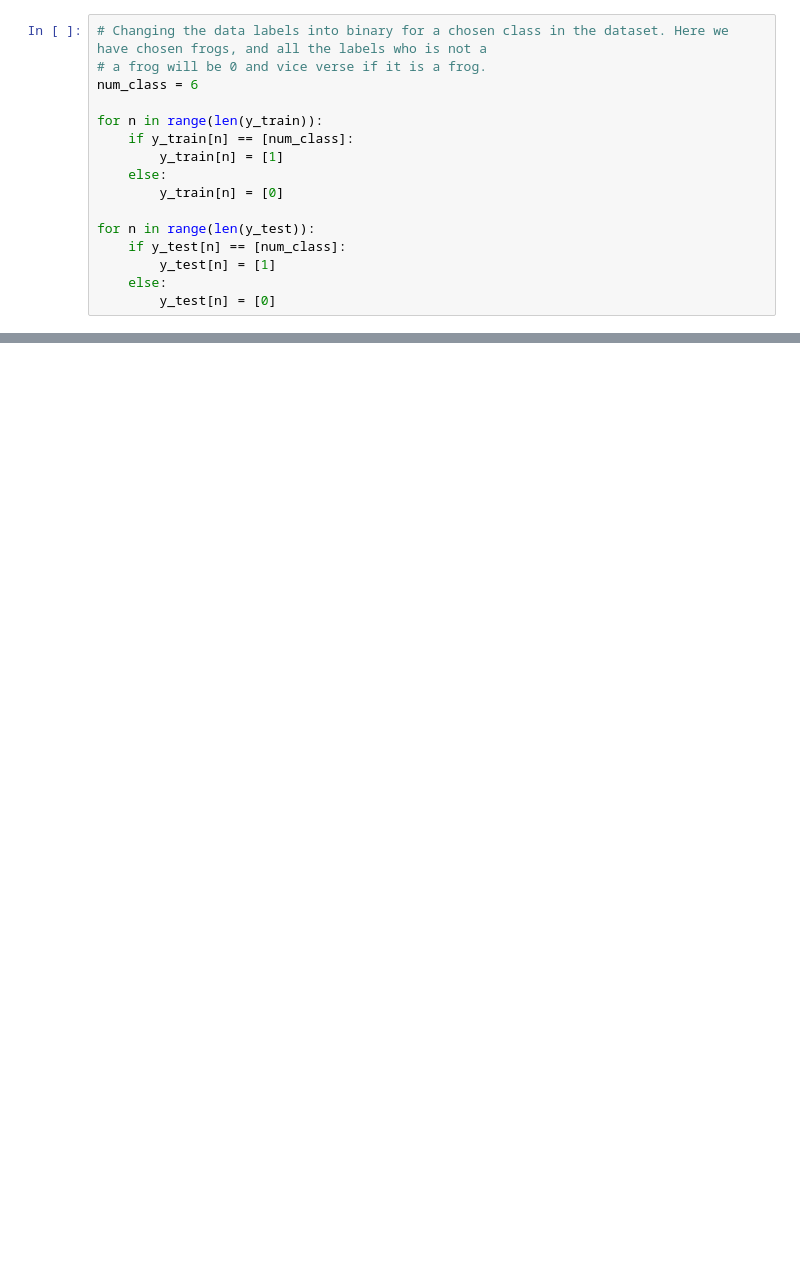
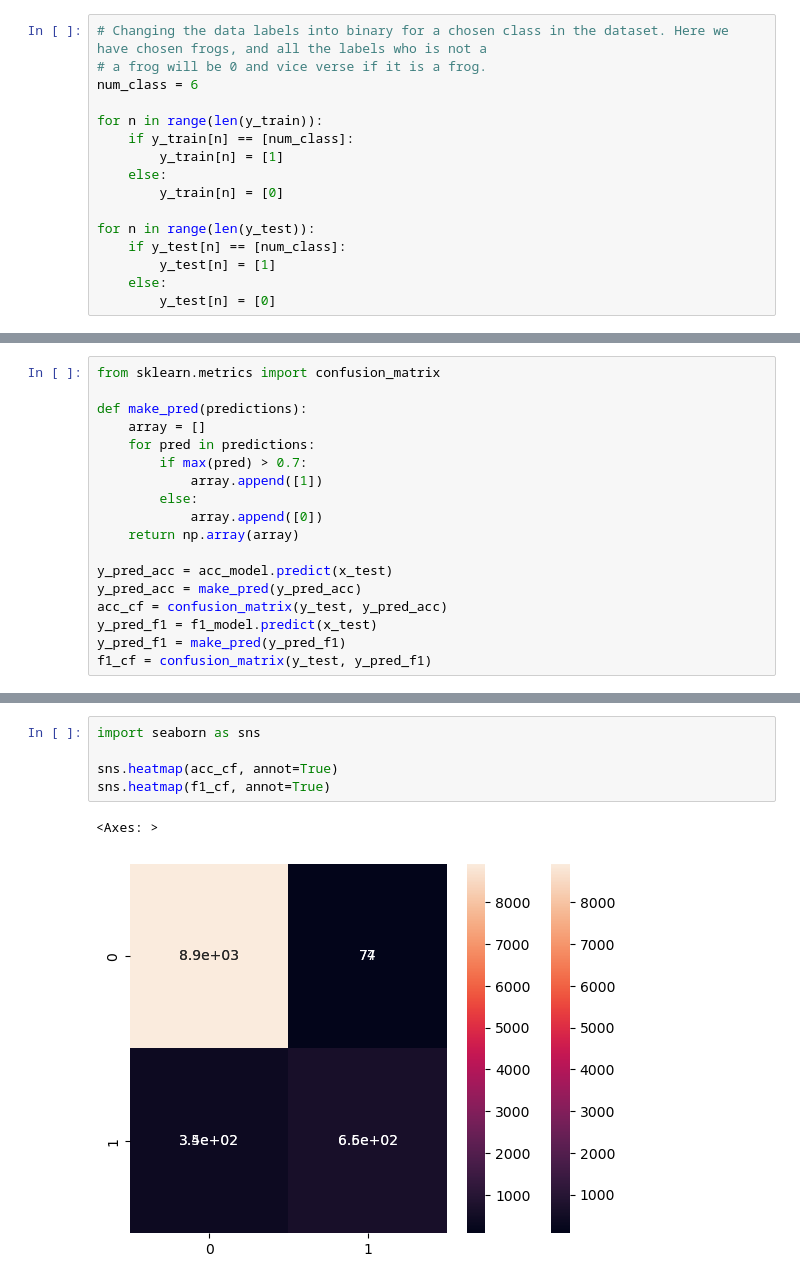
Before and after one commit to ellrub/Info284, a Jupyter notebook: cnn_dha_2.ipynb, the cells around one changed output, grey strips where cells are left out. Cells and saved outputs as stored; diff of their text form; blank space fills up the shorter version.

```diff
--- a/cnn_dha_2.ipynb
+++ b/cnn_dha_2.ipynb
@@ -82,0 +89,18 @@ Epoch 10/10
+# %%
+from sklearn.metrics import confusion_matrix
+
+def make_pred(predictions):
+    array = []
+    for pred in predictions:
+        if max(pred) > 0.7:
+            array.append([1])
+        else:
+            array.append([0])
+    return np.array(array)
+
+y_pred_acc = acc_model.predict(x_test)
+y_pred_acc = make_pred(y_pred_acc)
+acc_cf = confusion_matrix(y_test, y_pred_acc)
+y_pred_f1 = f1_model.predict(x_test)
+y_pred_f1 = make_pred(y_pred_f1)
+f1_cf = confusion_matrix(y_test, y_pred_f1)
@@ -83 +110,9 @@ Epoch 10/10
+# %%
+import seaborn as sns
+
+sns.heatmap(acc_cf, annot=True)
+sns.heatmap(f1_cf, annot=True)
+# %% [output]
+<Axes: >
+[figure, added]
 # %%
```
Also changed, not shown: parts of 8 cells of this notebook.
